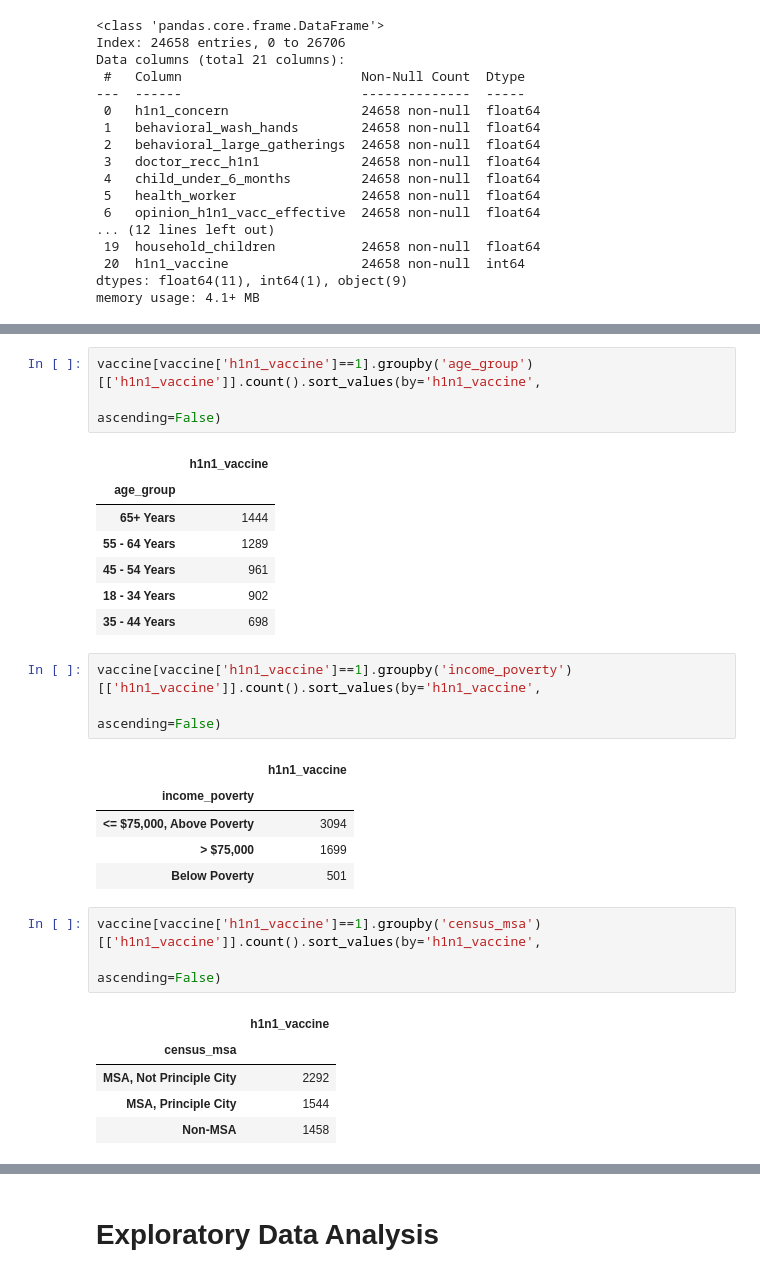
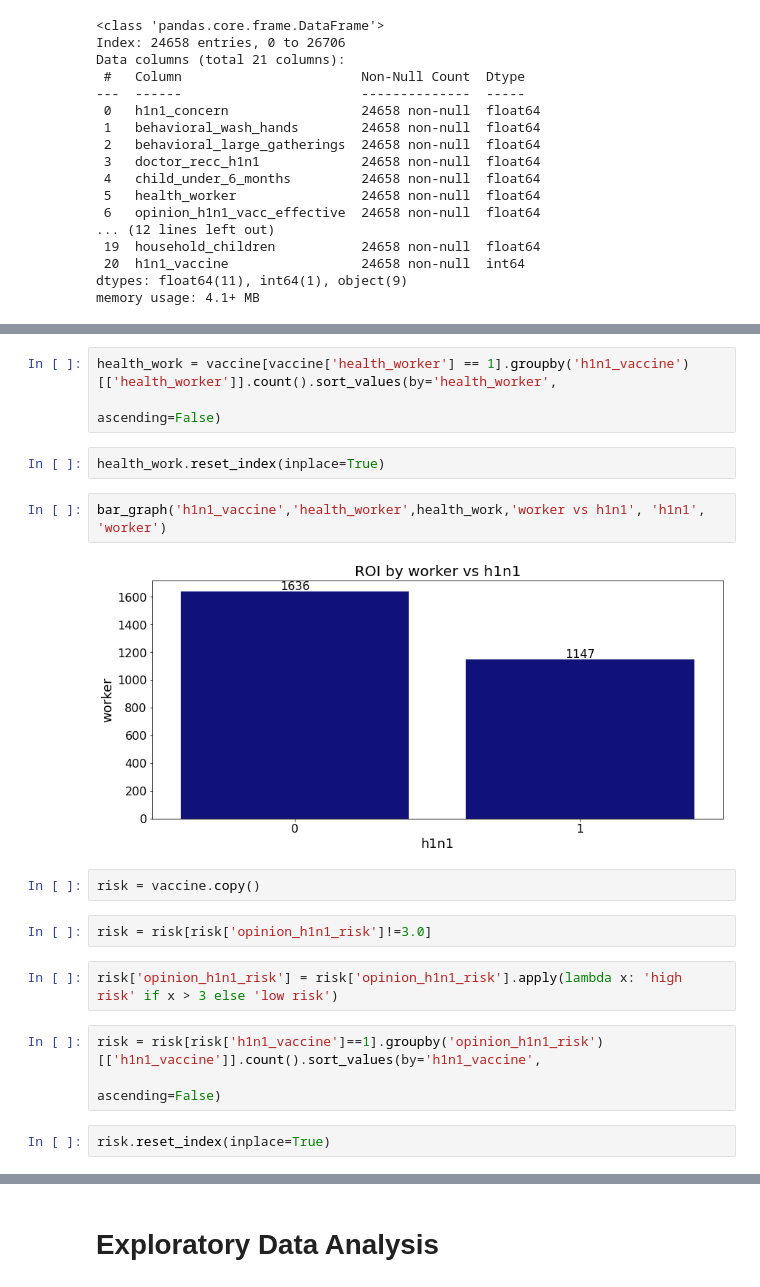
Before and after one commit to johnlocke333/h1n1_flu_analysis, a Jupyter notebook: notebook.ipynb, the cells around one changed output, grey strips where cells are left out. Drawn from its saved outputs; the diff is of its cells as text.

```diff
--- a/notebook.ipynb
+++ b/notebook.ipynb
@@ -200,29 +231,20 @@ memory usage: 4.1+ MB
+# %%
+health_work = vaccine[vaccine['health_worker'] == 1].groupby('h1n1_vaccine')[['health_worker']].count().sort_values(by='health_worker',
+                                                                                              ascending=False)
+# %%
+health_work.reset_index(inplace=True)
+# %%
+bar_graph('h1n1_vaccine','health_worker',health_work,'worker vs h1n1', 'h1n1', 'worker')
+# %% [output]
+[figure, added]
+# %%
+risk = vaccine.copy()
+# %%
+risk = risk[risk['opinion_h1n1_risk']!=3.0]
+# %%
+risk['opinion_h1n1_risk'] = risk['opinion_h1n1_risk'].apply(lambda x: 'high risk' if x > 3 else 'low risk')
 # %%
-vaccine[vaccine['h1n1_vaccine']==1].groupby('age_group')[['h1n1_vaccine']].count().sort_values(by='h1n1_vaccine',
+risk = risk[risk['h1n1_vaccine']==1].groupby('opinion_h1n1_risk')[['h1n1_vaccine']].count().sort_values(by='h1n1_vaccine',
                                                                                               ascending=False)
-# %% [output]
-|  | h1n1_vaccine |
-| age_group |  |
-| 65+ Years | 1444 |
-| 55 - 64 Years | 1289 |
-| 45 - 54 Years | 961 |
-| 18 - 34 Years | 902 |
-| 35 - 44 Years | 698 |
-# %%
-vaccine[vaccine['h1n1_vaccine']==1].groupby('income_poverty')[['h1n1_vaccine']].count().sort_values(by='h1n1_vaccine',
-                                                                                              ascending=False)
-# %% [output]
-|  | h1n1_vaccine |
-| income_poverty |  |
-| <= $75,000, Above Poverty | 3094 |
-| > $75,000 | 1699 |
-| Below Poverty | 501 |
-# %%
-vaccine[vaccine['h1n1_vaccine']==1].groupby('census_msa')[['h1n1_vaccine']].count().sort_values(by='h1n1_vaccine',
-                                                                                              ascending=False)
-# %% [output]
-|  | h1n1_vaccine |
-| census_msa |  |
-| MSA, Not Principle City | 2292 |
-| MSA, Principle City | 1544 |
-| Non-MSA | 1458 |
+# %%
+risk.reset_index(inplace=True)
```
Also changed, not shown: parts of 21 cells of this notebook.
